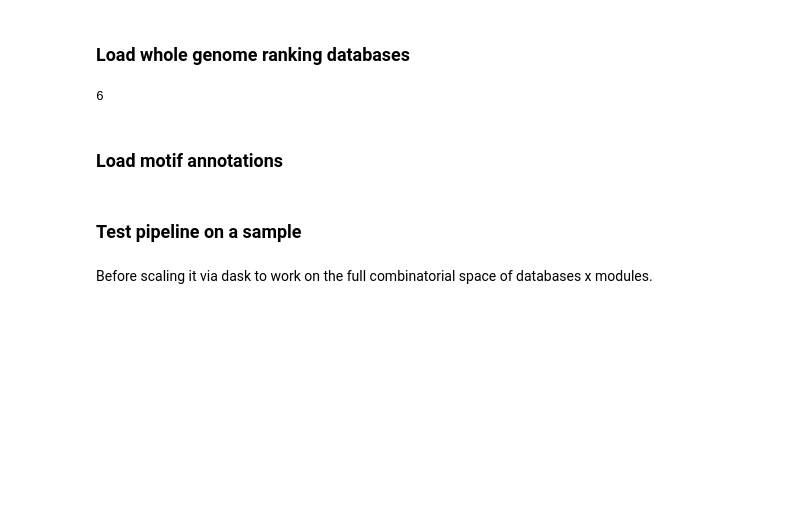
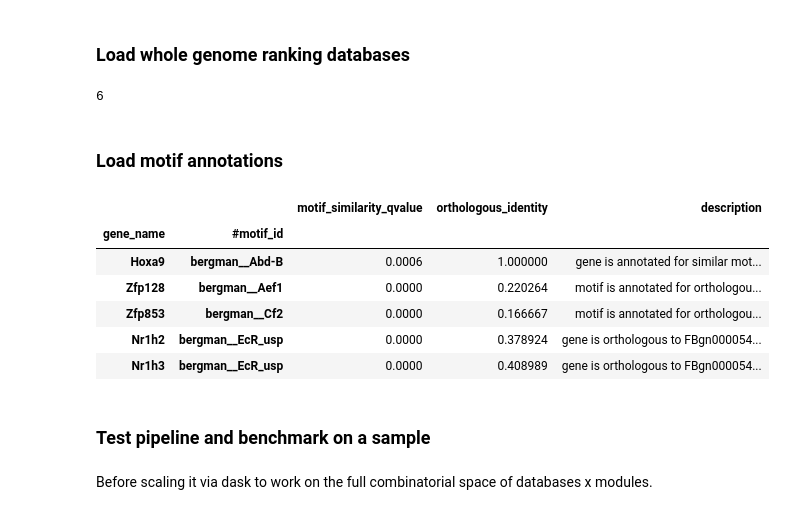
Before and after one commit to aertslab/pySCENIC, a Jupyter notebook: notebooks/pySCENIC - Phase II - Refine regulomes based on cis regulatory footprints.ipynb, the cells around one changed output. Cells and saved outputs as stored; diff of their text form; code cells hidden in the pictures; blank space fills up the shorter version.

```diff
--- a/notebooks/pySCENIC - Phase II - Refine regulomes based on cis regulatory footprints.ipynb
+++ b/notebooks/pySCENIC - Phase II - Refine regulomes based on cis regulatory footprints.ipynb
@@ -75,8 +78,18 @@ len(dbs)
 ### Load motif annotations
 # %%
 motif_annotations = load_motif_annotations(MOTIF_ANNOTATIONS_FNAME)
+# %%
+motif_annotations.head()
+# %% [output]
+|  |  | motif_similarity_qvalue | orthologous_identity | description |
+| gene_name | #motif_id |  |  |  |
+| Hoxa9 | bergman__Abd-B | 0.0006 | 1.000000 | gene is annotated for similar mot... |
+| Zfp128 | bergman__Aef1 | 0.0000 | 0.220264 | motif is annotated for orthologou... |
+| Zfp853 | bergman__Cf2 | 0.0000 | 0.166667 | motif is annotated for orthologou... |
+| Nr1h2 | bergman__EcR_usp | 0.0000 | 0.378924 | gene is orthologous to FBgn000054... |
+| Nr1h3 | bergman__EcR_usp | 0.0000 | 0.408989 | gene is orthologous to FBgn000054... |
 # %% [markdown]
-### Test pipeline on a sample
+### Test pipeline and benchmark on a sample
 # %% [markdown]
 Before scaling it via dask to work on the full combinatorial space of databases x modules.
 # %%
```
Also changed, not shown: parts of 29 cells of this notebook, 3 other files.
